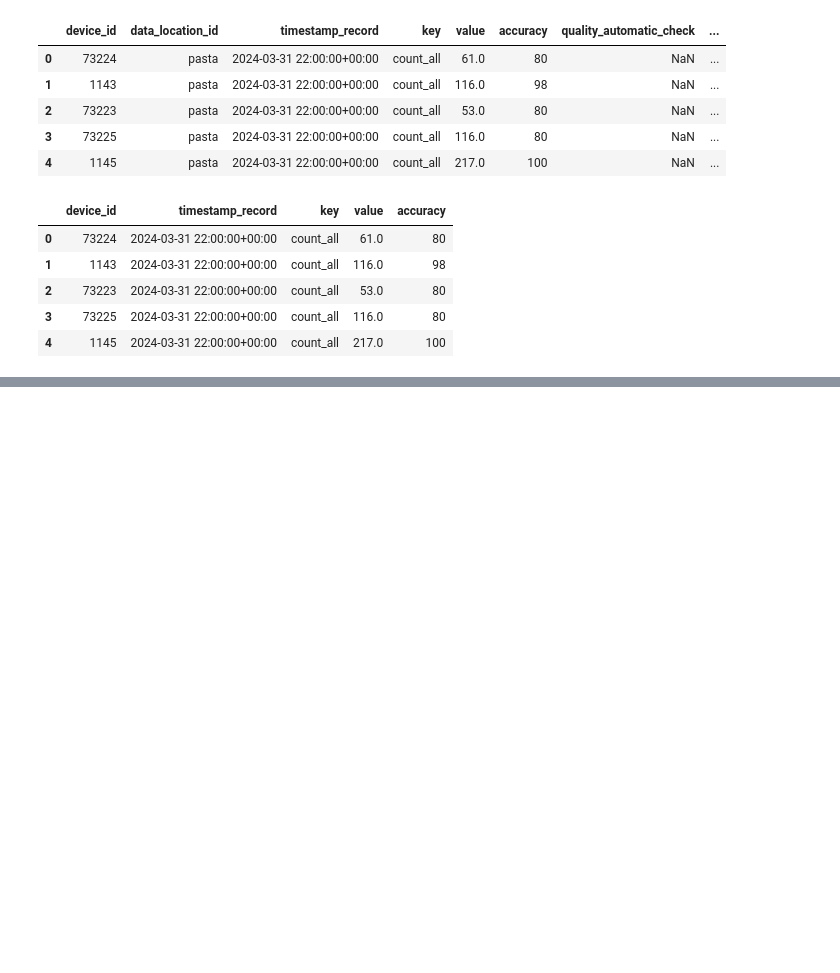
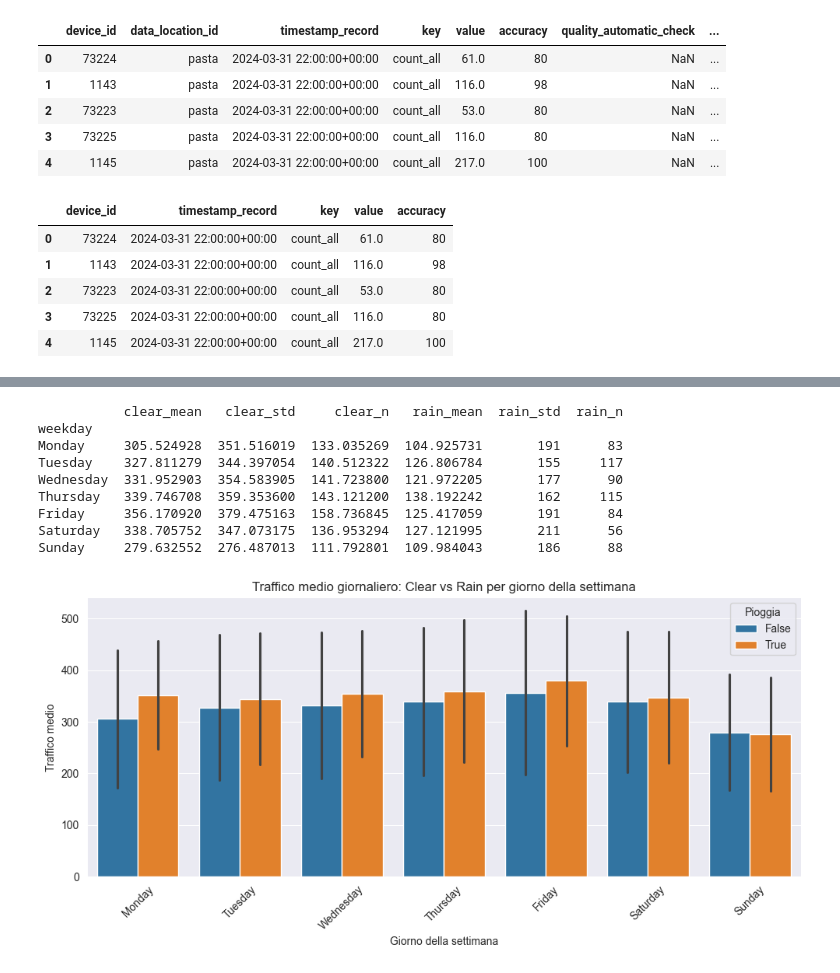
Before and after one commit to UrbanTripPlanning/trip_planner, a Jupyter notebook: road_data_analysis.ipynb, the cells around one changed output, grey strips where cells are left out. Drawn from its saved outputs; the diff is of its cells as text; code cells hidden in the pictures; blank space fills up the shorter version.

```diff
--- a/road_data_analysis.ipynb
+++ b/road_data_analysis.ipynb
@@ -139,0 +209,46 @@ rain_bin
+# %%
+# 1) Analisi per giorno della settimana
+df_wd = df_daily_all.copy()
+df_wd['weekday'] = df_wd.index.day_name()
+df_wd['rain_flag'] = df_wd['precip'] > 0
+
+# Statistiche aggregate per weekday e condizione meteo
+weekday_stats = (
+    df_wd
+    .groupby(['weekday', 'rain_flag'])['value']
+    .agg(mean_value='mean', std_value='std', n_days='count')
+    .unstack('rain_flag')
+)
+
+# Rinomina colonne e riordina i giorni
+weekday_stats.columns = ['clear_mean', 'clear_std', 'clear_n', 'rain_mean', 'rain_std', 'rain_n']
+weekday_order = ['Monday', 'Tuesday', 'Wednesday', 'Thursday', 'Friday', 'Saturday', 'Sunday']
+weekday_stats = weekday_stats.reindex(weekday_order)
+
+print(weekday_stats)
+
+# Grafico comparativo con seaborn
+plt.figure(figsize=(10, 5))
+sns.barplot(
+    data=df_wd.reset_index(),
+    x='weekday', y='value', hue='rain_flag',
+    errorbar='sd', order=weekday_order
+)
+plt.title('Traffico medio giornaliero: Clear vs Rain per giorno della settimana')
+plt.xlabel('Giorno della settimana')
+plt.ylabel('Traffico medio')
+plt.xticks(rotation=45)
+plt.legend(title='Pioggia')
+plt.tight_layout()
+plt.show()
+# %% [output]
+           clear_mean   clear_std     clear_n   rain_mean  rain_std  rain_n
+weekday
+Monday     305.524928  351.516019  133.035269  104.925731       191      83
+Tuesday    327.811279  344.397054  140.512322  126.806784       155     117
+Wednesday  331.952903  354.583905  141.723800  121.972205       177      90
+Thursday   339.746708  359.353600  143.121200  138.192242       162     115
+Friday     356.170920  379.475163  158.736845  125.417059       191      84
+Saturday   338.705752  347.073175  136.953294  127.121995       211      56
+Sunday     279.632552  276.487013  111.792801  109.984043       186      88
+[figure, added]
```
Also changed, not shown: parts of 46 cells of this notebook, 19 other files.
